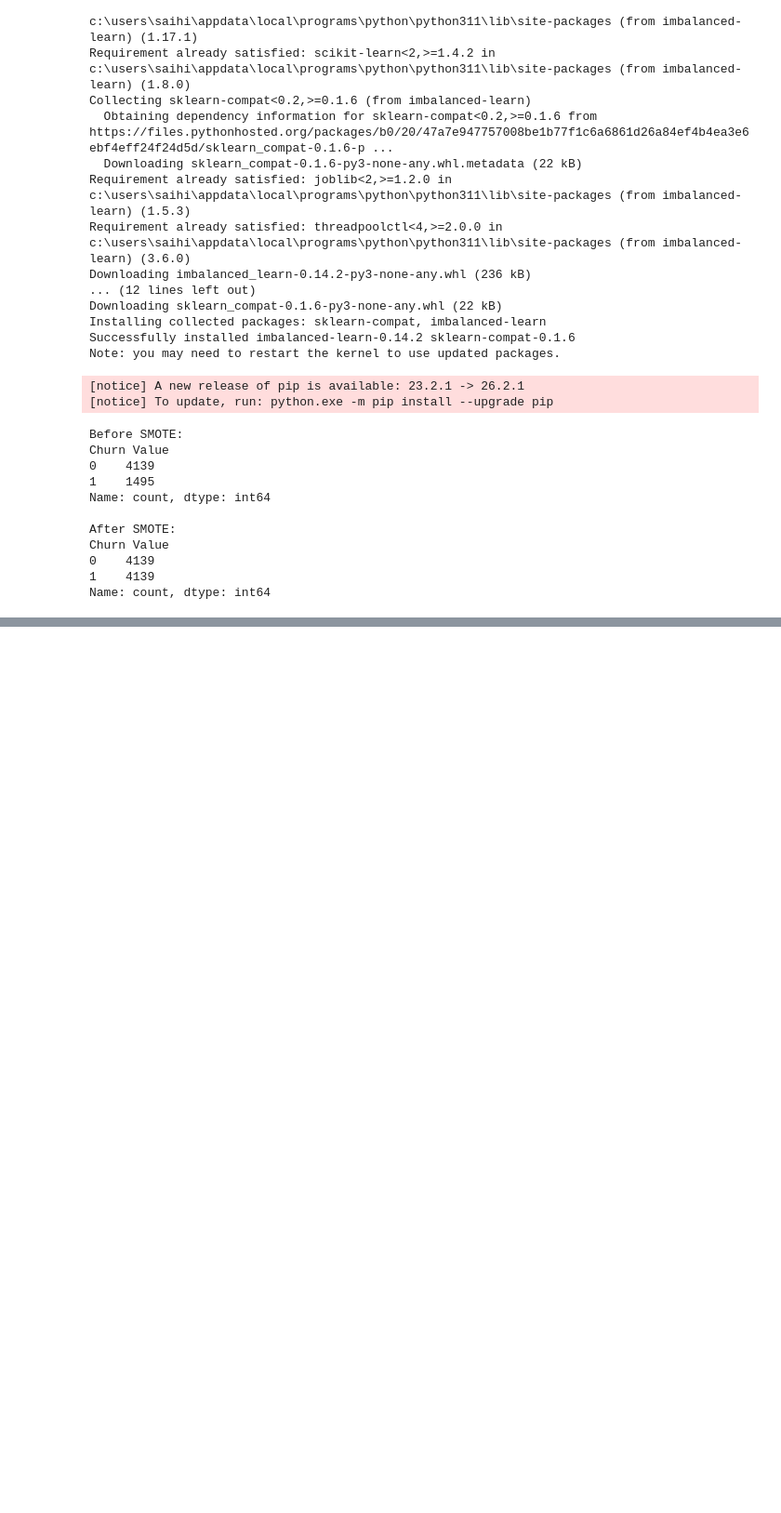
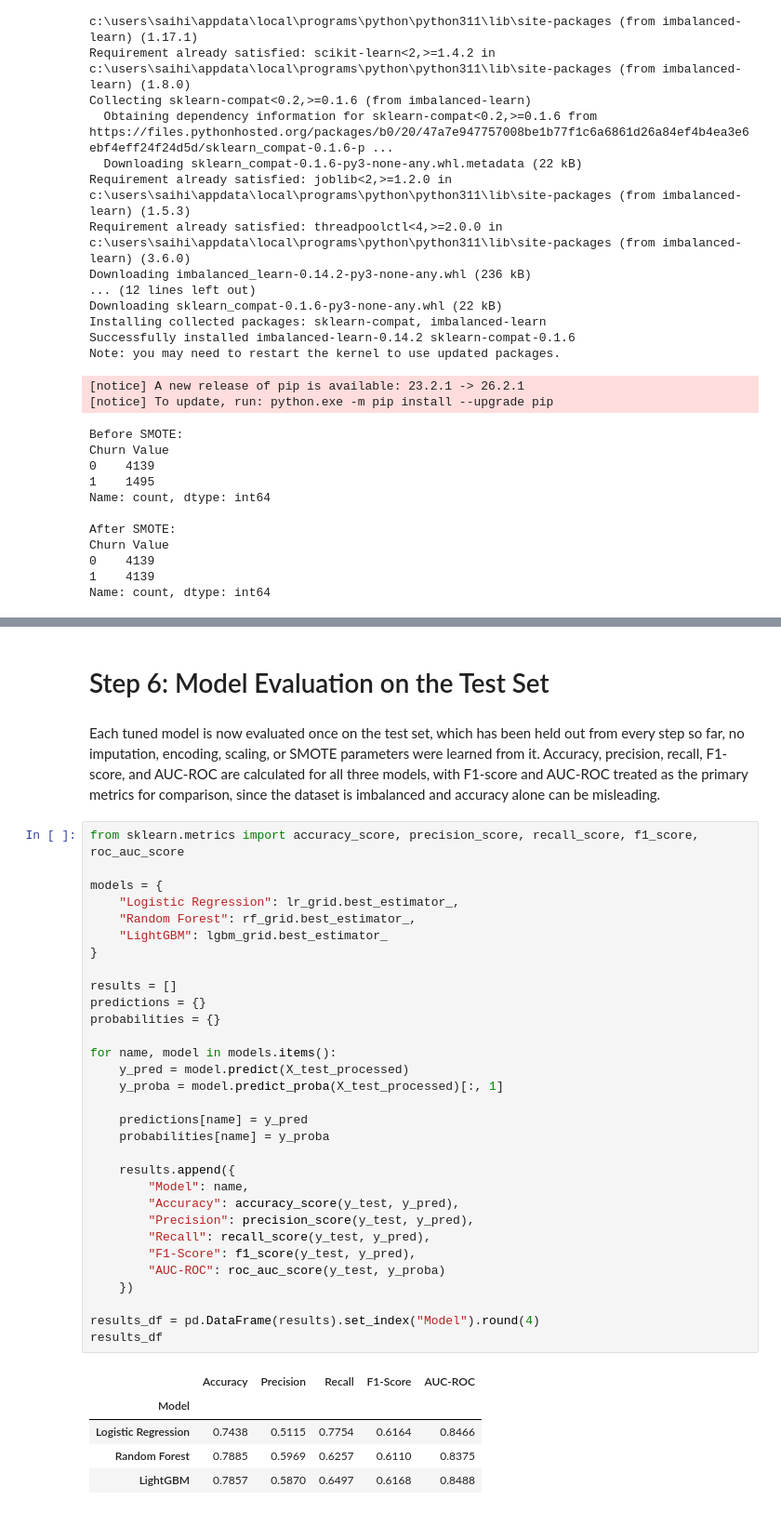
Before and after one commit to ST10294145/Customer-Churn-Data-Analysis, a Jupyter notebook: churn_modeling.ipynb, the cells around one changed output, grey strips where cells are left out. Shown at 93% size. Saved outputs shown, nothing was run; the diff lists cells and outputs as text; blank space fills up the shorter version.

```diff
--- a/churn_modeling.ipynb
+++ b/churn_modeling.ipynb
@@ -172,0 +248,42 @@ Name: count, dtype: int64
+# %% [markdown]
+# Step 6: Model Evaluation on the Test Set
+# %% [markdown]
+
+Each tuned model is now evaluated once on the test set, which has been held out from every step so far, no imputation, encoding, scaling, or SMOTE parameters were learned from it. Accuracy, precision, recall, F1-score, and AUC-ROC are calculated for all three models, with F1-score and AUC-ROC treated as the primary metrics for comparison, since the dataset is imbalanced and accuracy alone can be misleading.
+# %%
+from sklearn.metrics import accuracy_score, precision_score, recall_score, f1_score, roc_auc_score
+
+models = {
+    "Logistic Regression": lr_grid.best_estimator_,
+    "Random Forest": rf_grid.best_estimator_,
+    "LightGBM": lgbm_grid.best_estimator_
+}
+
+results = []
+predictions = {}
+probabilities = {}
+
+for name, model in models.items():
+    y_pred = model.predict(X_test_processed)
+    y_proba = model.predict_proba(X_test_processed)[:, 1]
+
+    predictions[name] = y_pred
+    probabilities[name] = y_proba
+
+    results.append({
+        "Model": name,
+        "Accuracy": accuracy_score(y_test, y_pred),
+        "Precision": precision_score(y_test, y_pred),
+        "Recall": recall_score(y_test, y_pred),
+        "F1-Score": f1_score(y_test, y_pred),
+        "AUC-ROC": roc_auc_score(y_test, y_proba)
+    })
+
+results_df = pd.DataFrame(results).set_index("Model").round(4)
+results_df
+# %% [output]
+|  | Accuracy | Precision | Recall | F1-Score | AUC-ROC |
+| Model |  |  |  |  |  |
+| Logistic Regression | 0.7438 | 0.5115 | 0.7754 | 0.6164 | 0.8466 |
+| Random Forest | 0.7885 | 0.5969 | 0.6257 | 0.6110 | 0.8375 |
+| LightGBM | 0.7857 | 0.5870 | 0.6497 | 0.6168 | 0.8488 |
```
Also changed, not shown: parts of 16 cells of this notebook, 3 other files.
